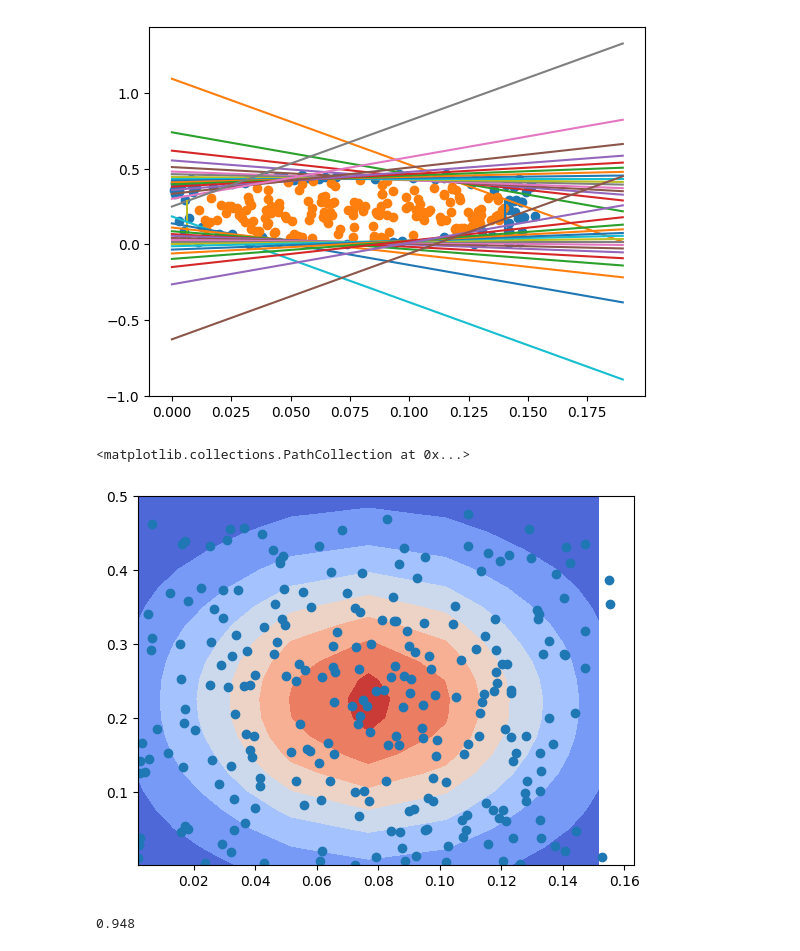
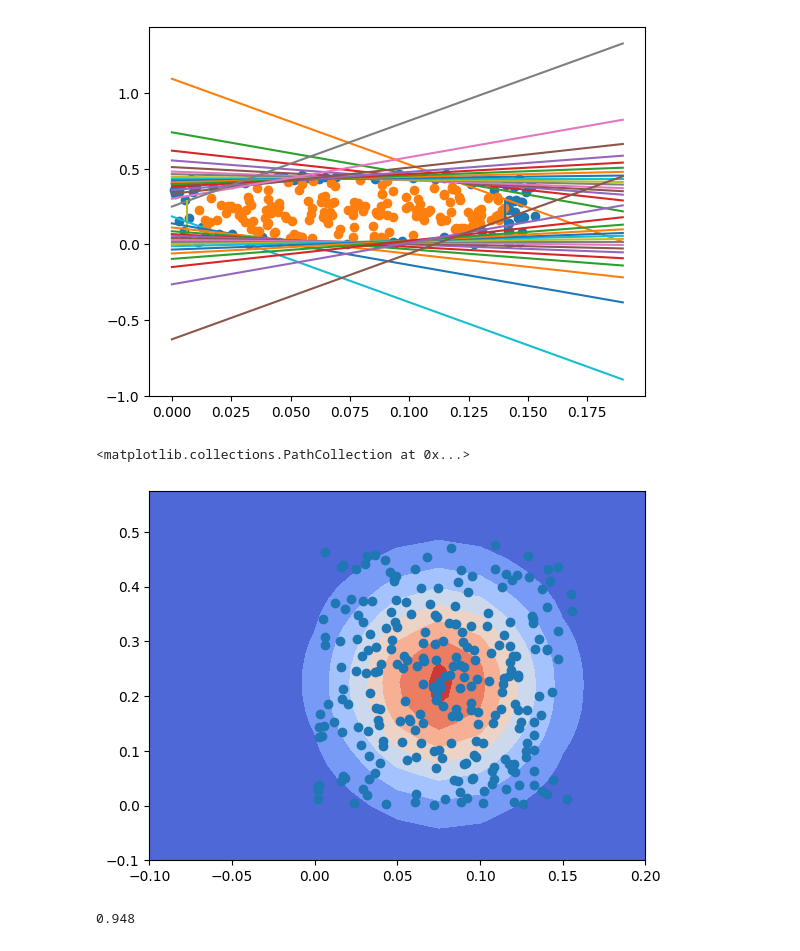
Before and after one commit to yashpatel5400/fusioncp, a Jupyter notebook: testing.ipynb, the cells around one changed output. Saved outputs shown, nothing was run; the diff lists cells and outputs as text; code cells hidden in the pictures.

```diff
--- a/testing.ipynb
+++ b/testing.ipynb
@@ -80,22 +80,22 @@ plt.scatter(test_scores[contained][:,0], test_scores[contained][:,1])
 # %%
 from scipy.stats import multivariate_normal
 
 mean = np.mean(cal_scores, axis=0)
 cov  = np.cov(cal_scores, rowvar=0)
 prec = np.linalg.inv(cov)
 
 x_min, x_max = np.min(cal_scores[:,0]), np.max(cal_scores[:,0])
 y_min, y_max = np.min(cal_scores[:,1]), np.max(cal_scores[:,1])
 
-x, y = np.mgrid[x_min:x_max * 1.1:.025, y_min:y_max * 1.1:.025]
+x, y = np.mgrid[-0.1:0.2:0.025, -0.1:0.6:0.025]
 rv = multivariate_normal(mean, cov)
 data = np.dstack((x, y))
 z = rv.pdf(data)
 plt.contourf(x, y, z, cmap='coolwarm')
 plt.scatter(cal_scores[:,0],cal_scores[:,1])
 # %% [output]
 <matplotlib.collections.PathCollection at 0x...>
-[figure, old version]
+[figure, new version]
 # %%
 # 1 / rv.pdf(cal_scores)
 mvcp_score_eval = lambda scores : (np.expand_dims(scores - mean, axis=1) @ prec @ np.expand_dims(scores - mean, axis=-1))
```
Also changed, not shown: parts of 4 cells of this notebook.
